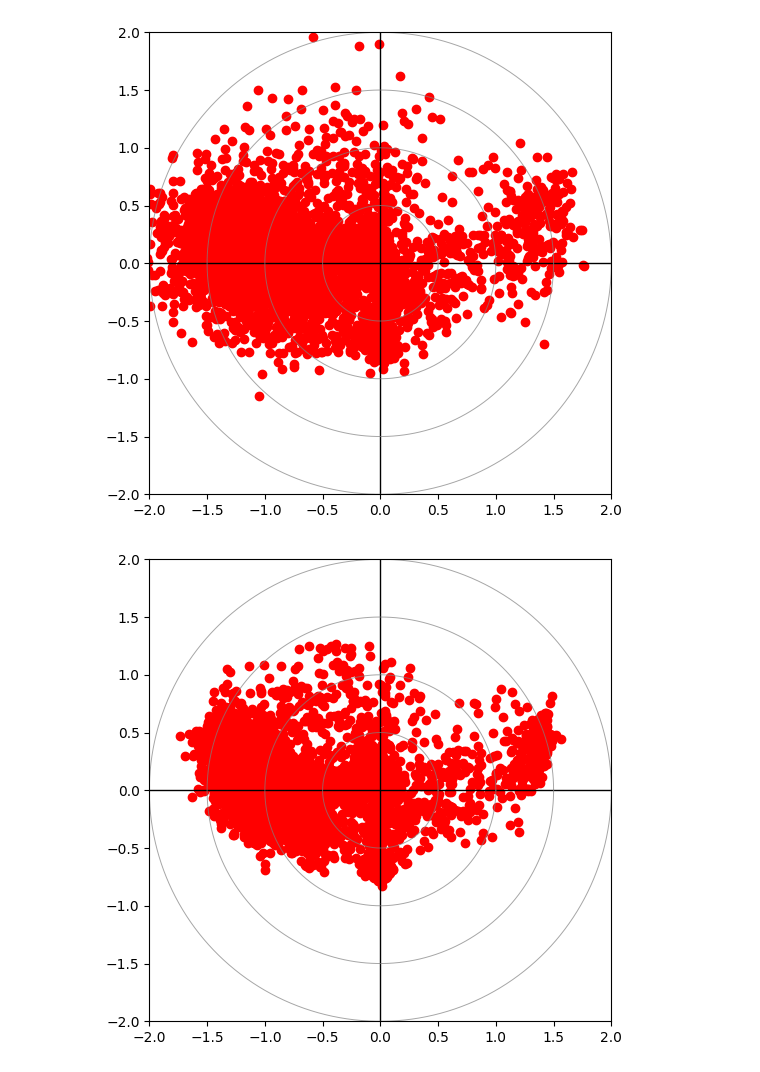
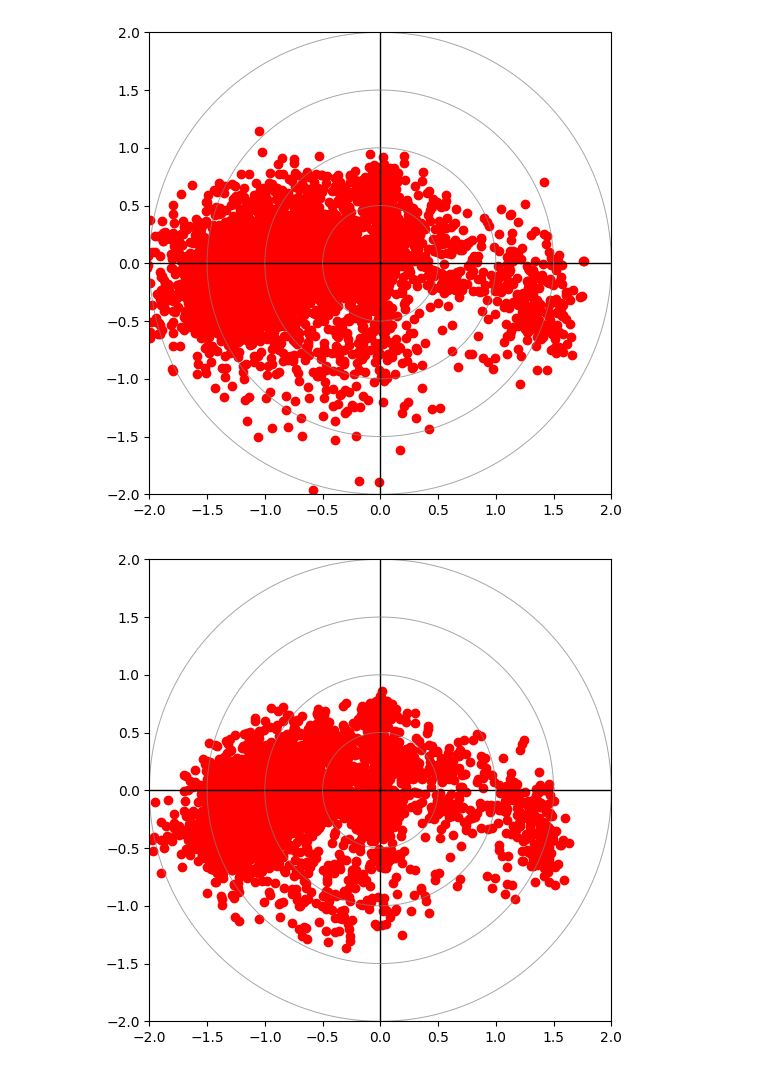
Before and after one commit to NU-Formula-Racing/adbms, a Jupyter notebook: data-analysis/nfr25/drive_data/drive_data_11_15.ipynb, the cells around one changed output. Cells and saved outputs as stored; diff of their text form; code cells hidden in the pictures.

```diff
--- a/data-analysis/nfr25/drive_data/drive_data_11_15.ipynb
+++ b/data-analysis/nfr25/drive_data/drive_data_11_15.ipynb
@@ -28,14 +28,14 @@ gg_plotter(ax_brake_smoothed, ay_brake_smoothed)
 # %%
 ax_auto = -1*auto_df["Y (m/s^2)"]/9.8
-ax_auto_smoothed = ax_auto.rolling(window=5, center=True).mean()
+ax_auto_smoothed = ax_auto.rolling(window=3, center=True).mean()
 ax_auto_smoothed = ax_auto_smoothed.ffill().bfill()
 
-ay_auto = -1*auto_df["X (m/s^2)"]/9.8
-ay_auto_smoothed = ay_auto.rolling(window=5, center=True).mean()
+ay_auto = auto_df["X (m/s^2)"]/9.8
+ay_auto_smoothed = ay_auto.rolling(window=3, center=True).mean()
 ay_auto_smoothed = ay_auto_smoothed.ffill().bfill()
 
 gg_plotter(ax_auto, ay_auto)
 gg_plotter(ax_auto_smoothed, ay_auto_smoothed)
 # %% [output]
-[figure, old version]
+[figure, new version]
-[figure, old version]
+[figure, new version]
```
Also changed, not shown: parts of 1 cell of this notebook, 2 other files.
